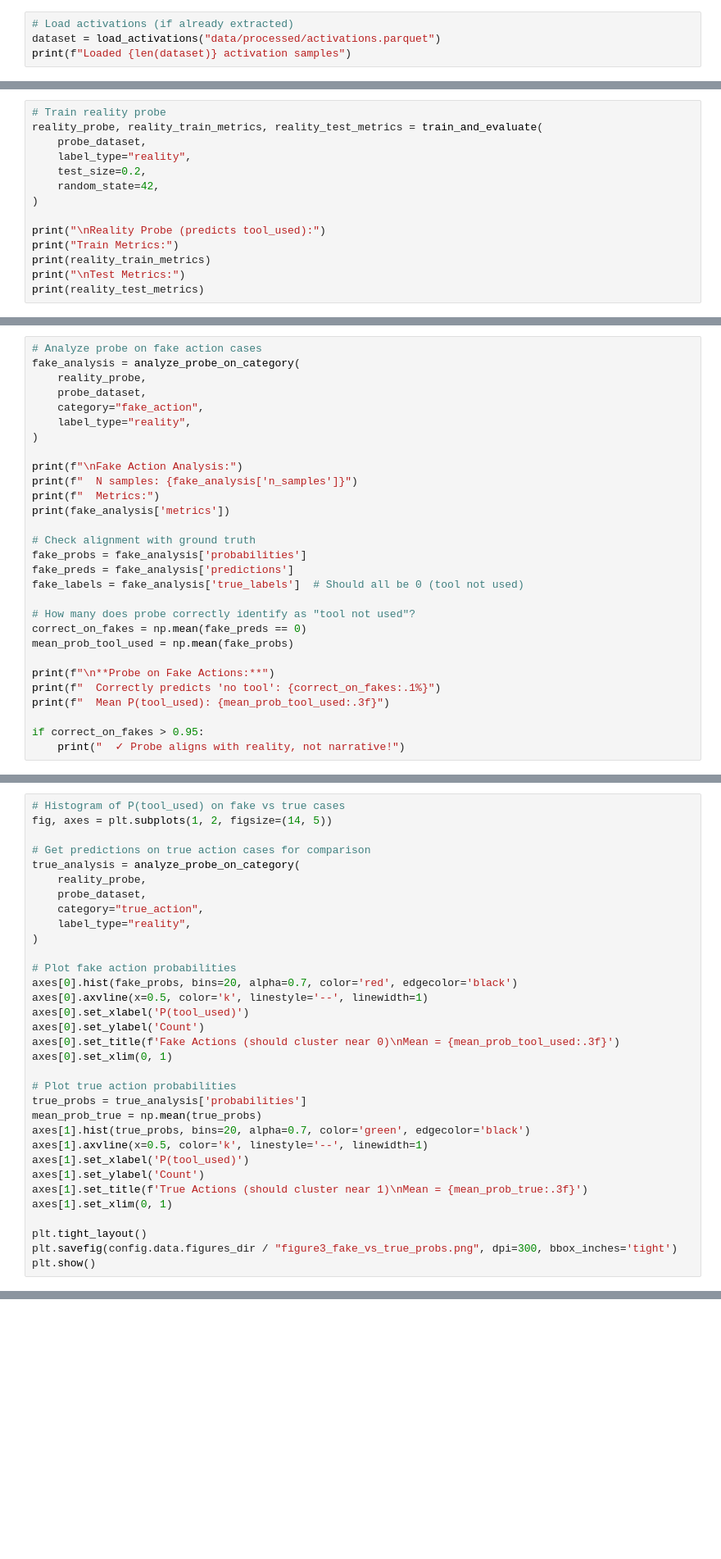
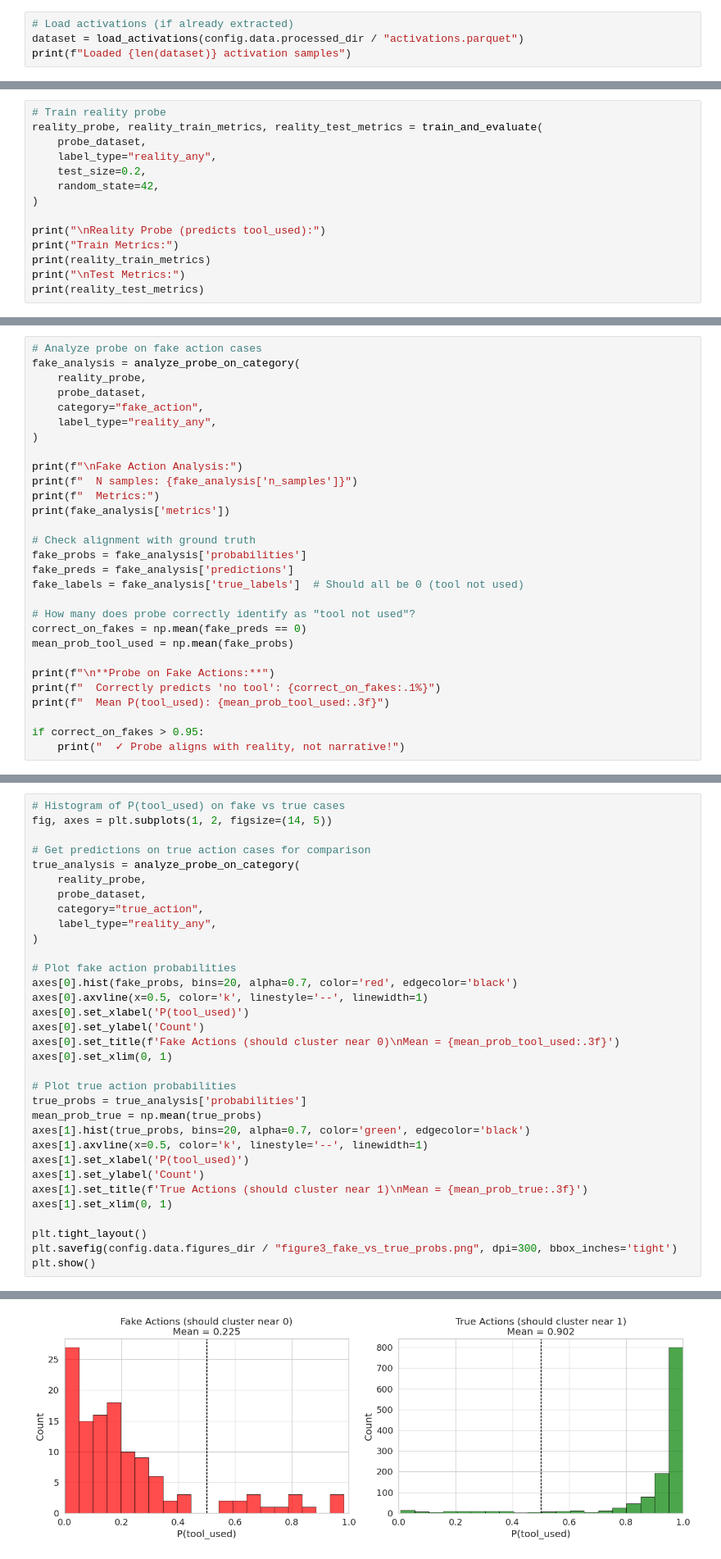
Before and after one commit to gadicohen93/action-grounding, a Jupyter notebook: notebooks/02_mechanistic_probes.ipynb, the cells around one changed output, grey strips where cells are left out. Shown at 82% size. Saved outputs shown, nothing was run; the diff lists cells and outputs as text; blank space fills up the shorter version.

```diff
--- a/notebooks/02_mechanistic_probes.ipynb
+++ b/notebooks/02_mechanistic_probes.ipynb
@@ -91,5 +129,5 @@ print(f"Hidden size: {dataset.hidden_size}")
 # %%
 # Load activations (if already extracted)
-dataset = load_activations("data/processed/activations.parquet")
+dataset = load_activations(config.data.processed_dir / "activations.parquet")
 print(f"Loaded {len(dataset)} activation samples")
 # %% [output]
@@ -119,7 +185,7 @@ print(f"Probe training dataset: {len(probe_dataset)} samples")
 # Train reality probe
 reality_probe, reality_train_metrics, reality_test_metrics = train_and_evaluate(
     probe_dataset,
-    label_type="reality",
+    label_type="reality_any",
     test_size=0.2,
     random_state=42,
 )
@@ -819,7 +1075,7 @@ fake_analysis = analyze_probe_on_category(
     reality_probe,
     probe_dataset,
     category="fake_action",
-    label_type="reality",
+    label_type="reality_any",
 )
 
 print(f"\nFake Action Analysis:")
@@ -851,7 +1125,7 @@ true_analysis = analyze_probe_on_category(
     reality_probe,
     probe_dataset,
     category="true_action",
-    label_type="reality",
+    label_type="reality_any",
 )
 
 # Plot fake action probabilities
@@ -875,3 +1149,4 @@ axes[1].set_xlim(0, 1)
 plt.tight_layout()
 plt.savefig(config.data.figures_dir / "figure3_fake_vs_true_probs.png", dpi=300, bbox_inches='tight')
 plt.show()
+# %% [output]
@@ -878,3 +1160,4 @@ plt.show()
+[figure, added]
 # %% [markdown]
 ## 6. Layer Analysis
 
```
Also changed, not shown: parts of 28 cells of this notebook, 3 other files.
